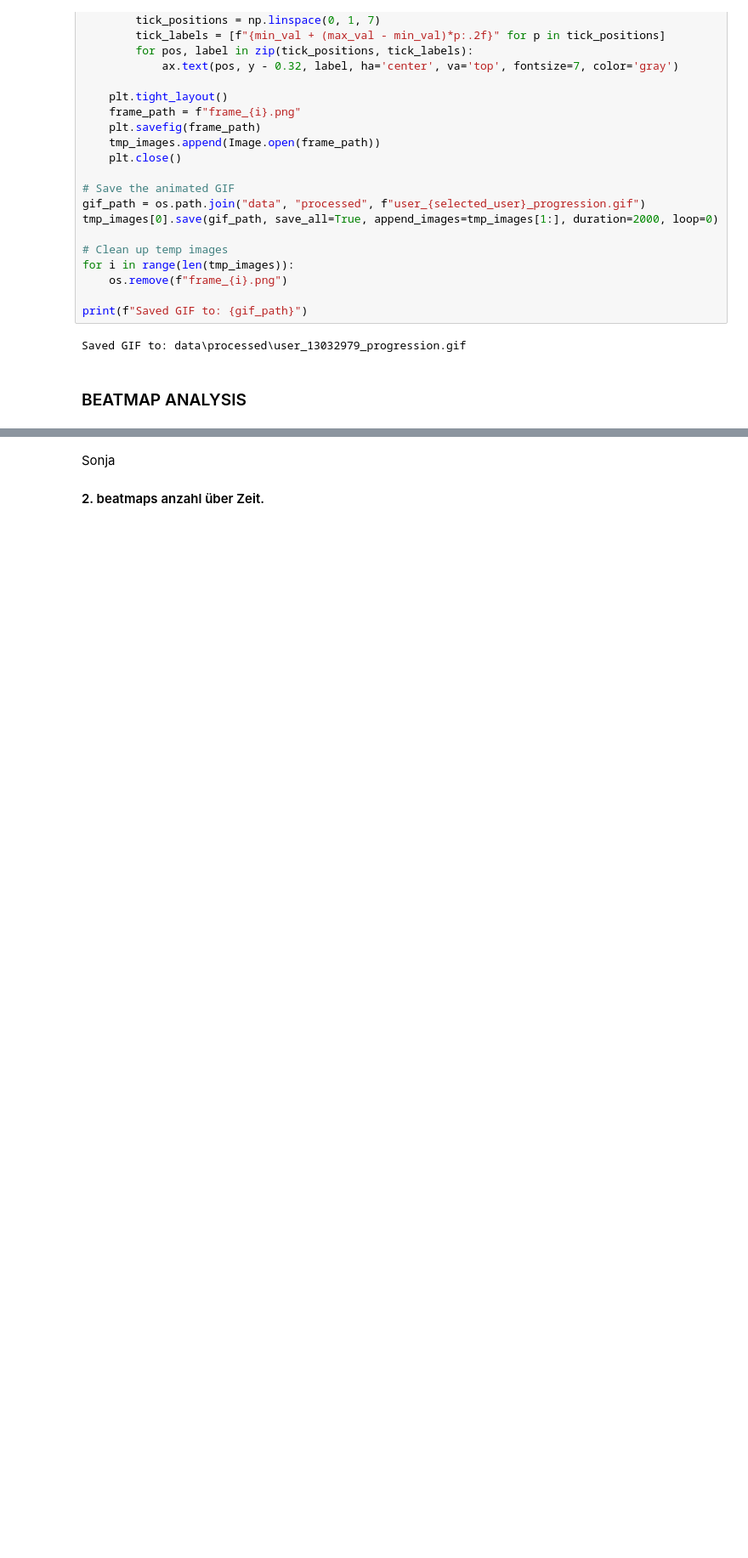
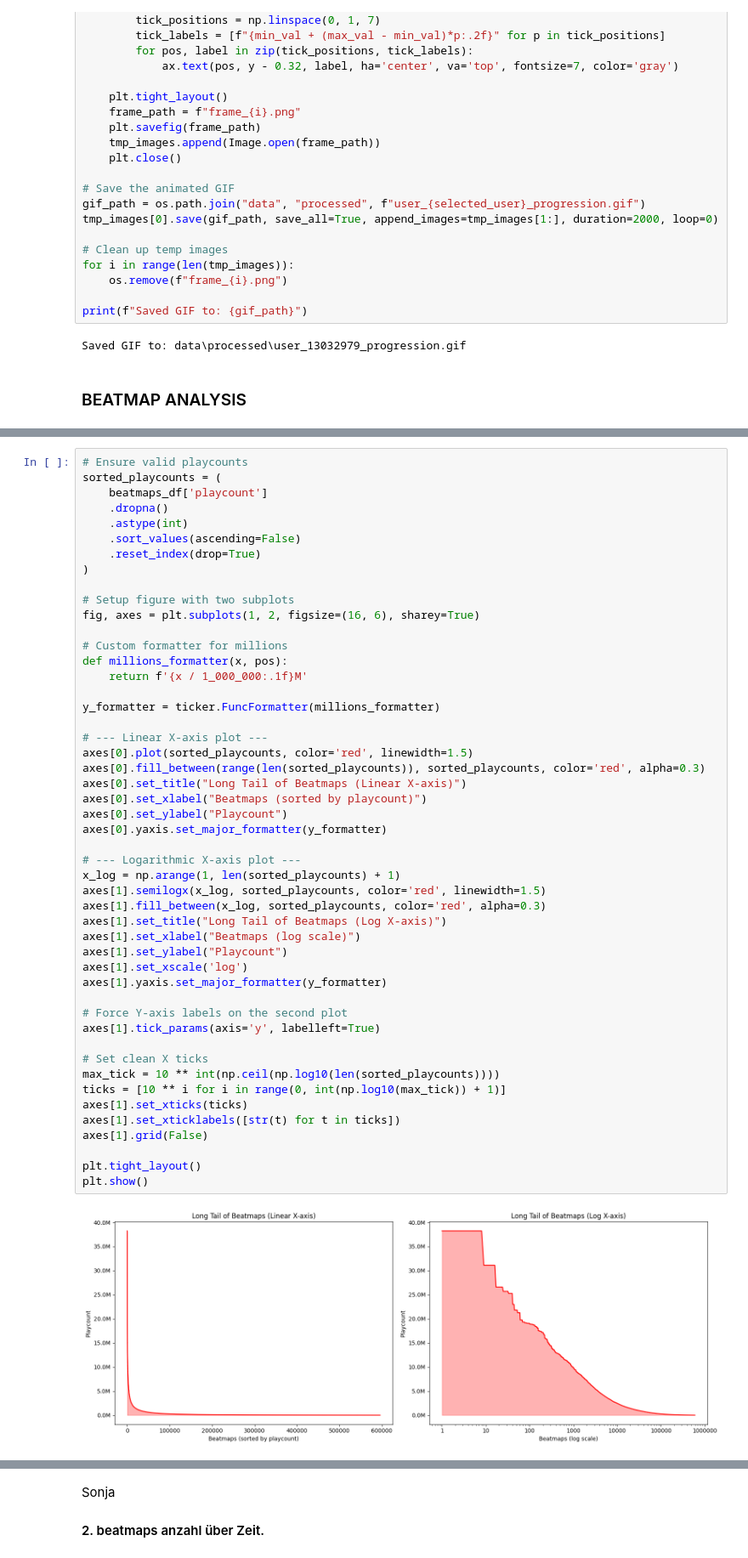
Before and after one commit to mattik01/Osu-RecSys-Study, a Jupyter notebook: DataAnalysis/analysis.ipynb, the cells around one changed output, grey strips where cells are left out. Shown at 85% size. Saved outputs shown, nothing was run; the diff lists cells and outputs as text; blank space fills up the shorter version.

```diff
--- a/DataAnalysis/analysis.ipynb
+++ b/DataAnalysis/analysis.ipynb
@@ -278 +390,52 @@ Sonja
 #### 1. Long tail of beatmaps (beatmap_id not mod_beatmap_id) distribution of playcount
+# %%
+# Ensure valid playcounts
+sorted_playcounts = (
+    beatmaps_df['playcount']
+    .dropna()
+    .astype(int)
+    .sort_values(ascending=False)
+    .reset_index(drop=True)
+)
+
+# Setup figure with two subplots
+fig, axes = plt.subplots(1, 2, figsize=(16, 6), sharey=True)
+
+# Custom formatter for millions
+def millions_formatter(x, pos):
+    return f'{x / 1_000_000:.1f}M'
+
+y_formatter = ticker.FuncFormatter(millions_formatter)
+
+# --- Linear X-axis plot ---
+axes[0].plot(sorted_playcounts, color='red', linewidth=1.5)
+axes[0].fill_between(range(len(sorted_playcounts)), sorted_playcounts, color='red', alpha=0.3)
+axes[0].set_title("Long Tail of Beatmaps (Linear X-axis)")
+axes[0].set_xlabel("Beatmaps (sorted by playcount)")
+axes[0].set_ylabel("Playcount")
+axes[0].yaxis.set_major_formatter(y_formatter)
+
+# --- Logarithmic X-axis plot ---
+x_log = np.arange(1, len(sorted_playcounts) + 1)
+axes[1].semilogx(x_log, sorted_playcounts, color='red', linewidth=1.5)
+axes[1].fill_between(x_log, sorted_playcounts, color='red', alpha=0.3)
+axes[1].set_title("Long Tail of Beatmaps (Log X-axis)")
+axes[1].set_xlabel("Beatmaps (log scale)")
+axes[1].set_ylabel("Playcount")
+axes[1].set_xscale('log')
+axes[1].yaxis.set_major_formatter(y_formatter)
+
+# Force Y-axis labels on the second plot
+axes[1].tick_params(axis='y', labelleft=True)
+
+# Set clean X ticks
+max_tick = 10 ** int(np.ceil(np.log10(len(sorted_playcounts))))
+ticks = [10 ** i for i in range(0, int(np.log10(max_tick)) + 1)]
+axes[1].set_xticks(ticks)
+axes[1].set_xticklabels([str(t) for t in ticks])
+axes[1].grid(False)
+
+plt.tight_layout()
+plt.show()
+# %% [output]
+[figure, added]
```
Also changed, not shown: parts of 11 cells of this notebook, 4 other files.
